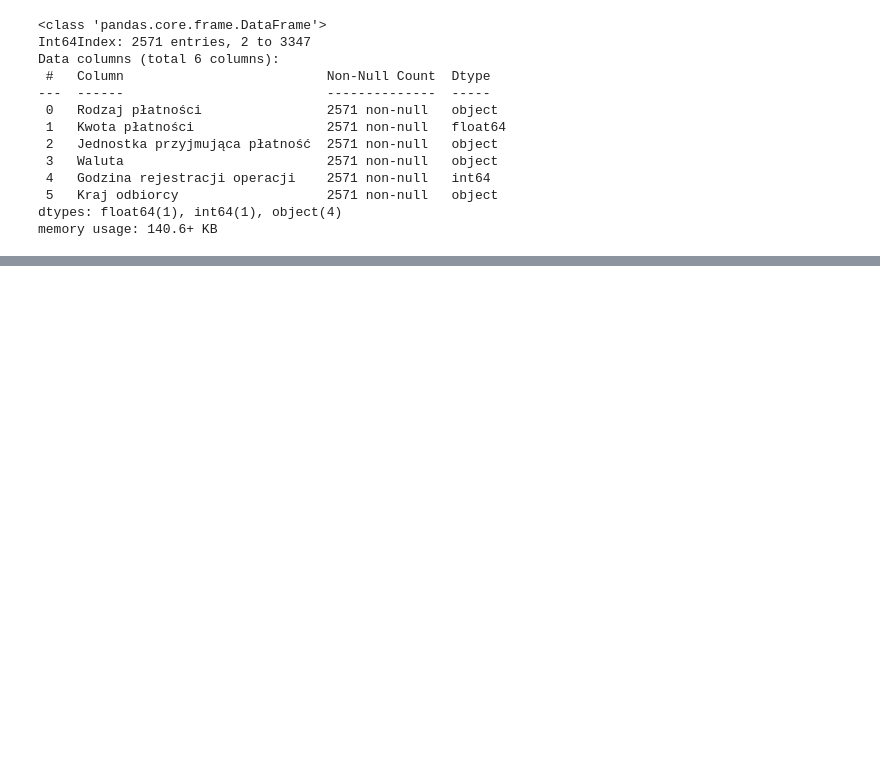
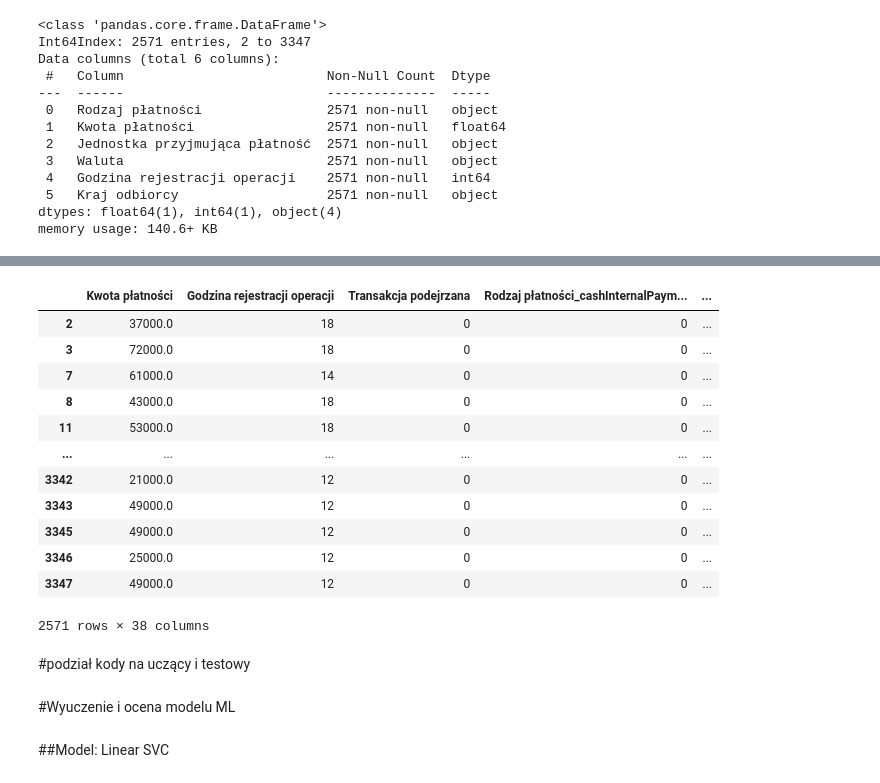
Before and after one commit to glinkapiotr/Asseco_Innovation, a Jupyter notebook: CodePlay_2020_SDS_data_API.ipynb, the cells around one changed output, grey strips where cells are left out. Drawn from its saved outputs; the diff is of its cells as text; code cells hidden in the pictures; blank space fills up the shorter version.

```diff
--- a/CodePlay_2020_SDS_data_API.ipynb
+++ b/CodePlay_2020_SDS_data_API.ipynb
@@ -893,0 +946,19 @@ The `size` parameter has been renamed to `height`; please update your code.
+# %%
+kodowany_DF.drop(columns=indeks_mocna_korelacja, inplace=True)
+kodowany_DF
+# %% [output]
+|  | Kwota płatności | Godzina rejestracji operacji | Transakcja podejrzana | Rodzaj płatności_cashInternalPaym... | ... |
+| 2 | 37000.0 | 18 | 0 | 0 | ... |
+| 3 | 72000.0 | 18 | 0 | 0 | ... |
+| 7 | 61000.0 | 14 | 0 | 0 | ... |
+| 8 | 43000.0 | 18 | 0 | 0 | ... |
+| 11 | 53000.0 | 18 | 0 | 0 | ... |
+| ... | ... | ... | ... | ... | ... |
+| 3342 | 21000.0 | 12 | 0 | 0 | ... |
+| 3343 | 49000.0 | 12 | 0 | 0 | ... |
+| 3345 | 49000.0 | 12 | 0 | 0 | ... |
+| 3346 | 25000.0 | 12 | 0 | 0 | ... |
+| 3347 | 49000.0 | 12 | 0 | 0 | ... |
+2571 rows × 38 columns
+# %% [markdown]
+#podział kody na uczący i testowy
@@ -893,0 +985,4 @@ The `size` parameter has been renamed to `height`; please update your code.
+# %% [markdown]
+#Wyuczenie i ocena modelu ML
+# %% [markdown]
+##Model: Linear SVC
```
Also changed, not shown: parts of 15 cells of this notebook.
